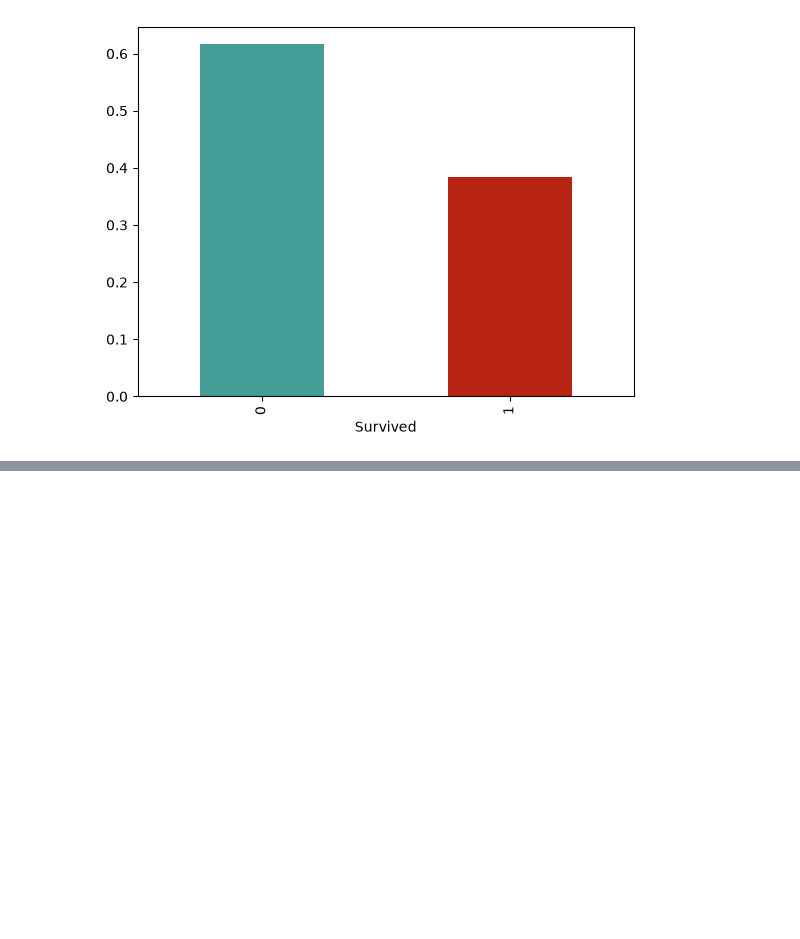
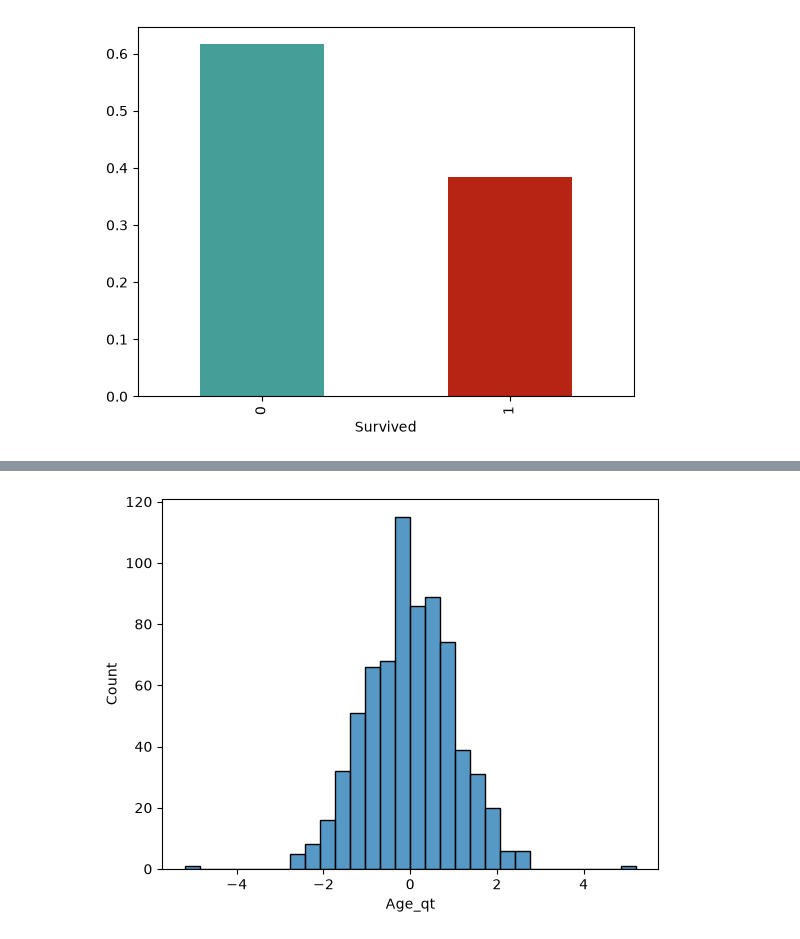
Before and after one commit to pedrobirq/extreme_ml_learning_final_project, a Jupyter notebook: notebooks/TitanicEDA.ipynb, the cells around one changed output, grey strips where cells are left out. Drawn from its saved outputs; the diff is of its cells as text; code cells hidden in the pictures; blank space fills up the shorter version.

Commit message:
try use quantiletransformer to num features

```diff
--- a/notebooks/TitanicEDA.ipynb
+++ b/notebooks/TitanicEDA.ipynb
@@ -61,0 +64,10 @@ plt.show()
+# %%
+from sklearn.preprocessing import quantile_transform
+
+
+df['Age_qt'] = quantile_transform(df[['Age']], output_distribution='normal', n_quantiles=100)
+
+sns.histplot(df['Age_qt'], bins=30)
+plt.show()
+# %% [output]
+[figure, added]
```
Also changed, not shown: parts of 7 cells of this notebook, 6 other files.
